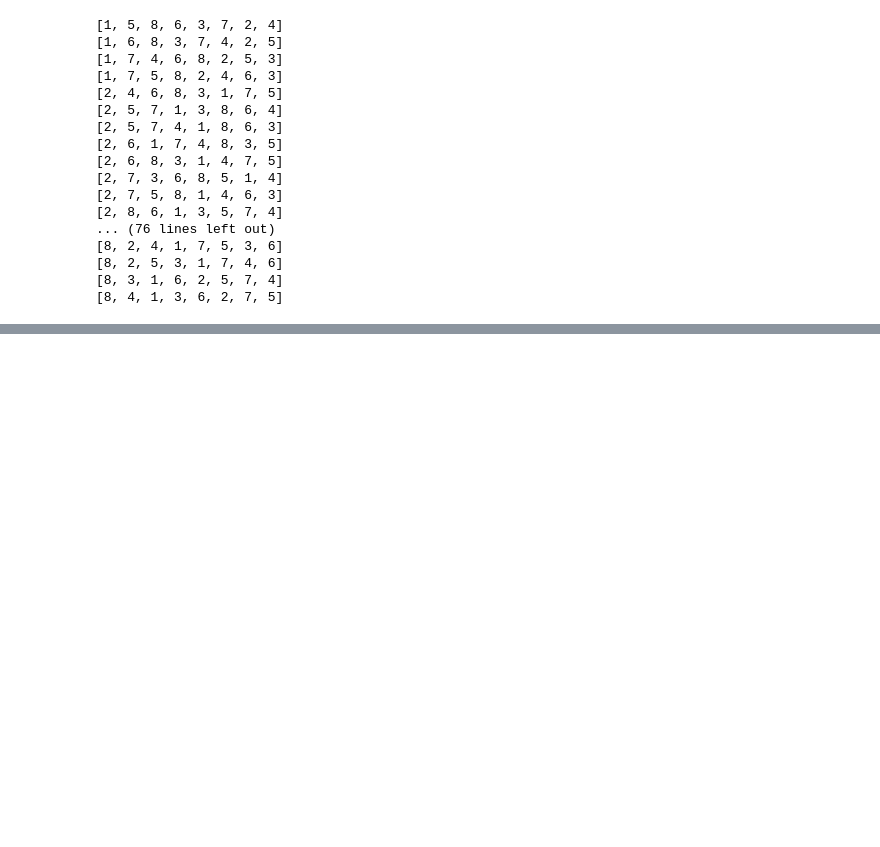
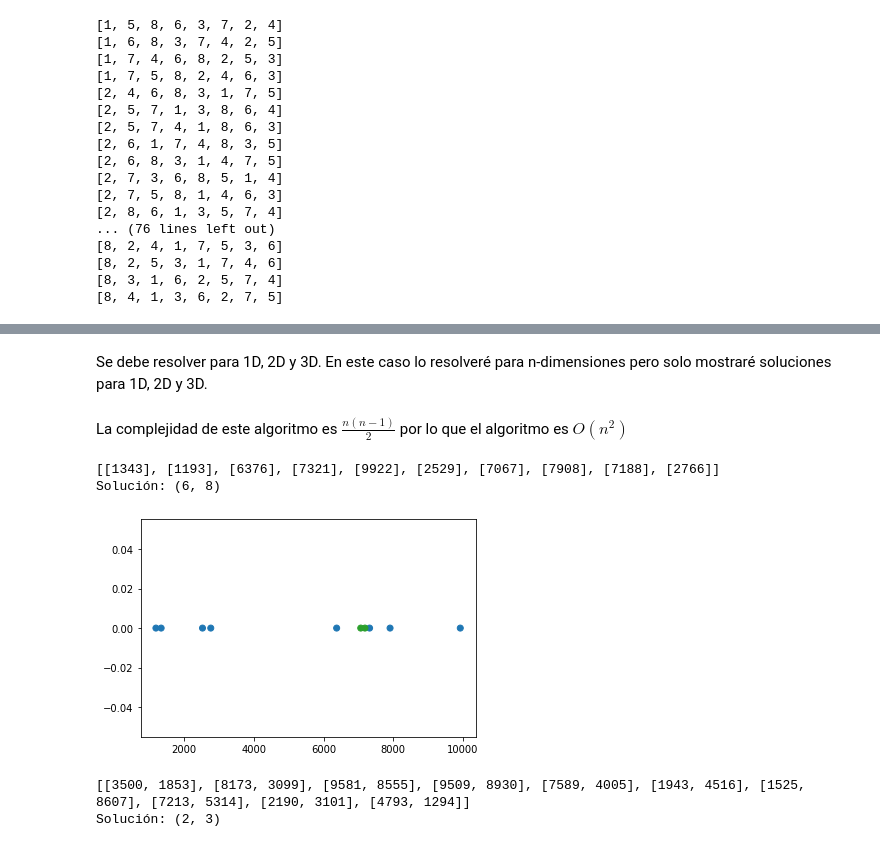
Before and after one commit to drumalv/03MIAR---Algoritmos-de-Optimizazi-n, a Jupyter notebook: Algoritmos_AG1.ipynb, the cells around one changed output, grey strips where cells are left out. Drawn from its saved outputs; the diff is of its cells as text; code cells hidden in the pictures; blank space fills up the shorter version.

```diff
--- a/Algoritmos_AG1.ipynb
+++ b/Algoritmos_AG1.ipynb
@@ -146,0 +165,18 @@ reinas(8,solucion=[],etapa=0)
+# %%
+"""
+Función para pintar puntos 1D y 2D
+"""
+def pinta_solucion(lista_puntos,sol):
+
+  if len(lista_puntos[0]) == 1:
+    yVals = np.zeros(len(lista_puntos))
+    xVals = np.array(lista_puntos)
+  else:
+    yVals = np.array(lista_puntos)[:,1]
+    xVals = np.array(lista_puntos)[:,0]
+
+  color = ['#1f77b4']*len(lista_puntos)
+  color[sol[0]] = '#2ca02c'
+  color[sol[1]] = '#2ca02c'
+  plt.scatter(x=xVals,y=yVals,c=color)
+  plt.show()
@@ -146,0 +202,37 @@ reinas(8,solucion=[],etapa=0)
+# %% [markdown]
+Se debe resolver para 1D, 2D y 3D. En este caso lo resolveré para n-dimensiones pero solo mostraré soluciones para 1D, 2D y 3D.
+# %%
+def conjunto_puntos_FB(lista_puntos):
+  minDistancia = m.inf
+  pareja = (-1,-1)
+  for i in range(len(lista_puntos)):
+    v_i = lista_puntos[i]
+    # la distancia de i a j es la misma que de j a i
+    for j in range(i+1,len(lista_puntos)):
+      distancia = m.dist(v_i,lista_puntos[j])
+      if distancia < minDistancia:
+        pareja = (i, j)
+        minDistancia = distancia
+  return pareja, minDistancia
+# %% [markdown]
+La complejidad de este algoritmo es $\frac{n(n-1)}{2}$ por lo que el algoritmo es $O(n^2)$
+# %%
+lista_1D = [[random.randrange(1,10000)] for x in range(10)]
+print(lista_1D)
+sol, minDistancia = conjunto_puntos_FB(lista_1D)
+print(f'Solución: {sol}')
+# %% [output]
+[[1343], [1193], [6376], [7321], [9922], [2529], [7067], [7908], [7188], [2766]]
+Solución: (6, 8)
+# %%
+pinta_solucion(lista_1D,sol)
+# %% [output]
+[figure, added]
+# %%
+lista_2D = [[random.randrange(1,10000),random.randrange(1,10000)] for x in range(10)]
+print(lista_2D)
+sol, minDistancia = conjunto_puntos_FB(lista_2D)
+print(f'Solución: {sol}')
+# %% [output]
+[[3500, 1853], [8173, 3099], [9581, 8555], [9509, 8930], [7589, 4005], [1943, 4516], [1525, 8607], [7213, 5314], [2190, 3101], [4793, 1294]]
+Solución: (2, 3)
```
Also changed, not shown: parts of 20 cells of this notebook.
